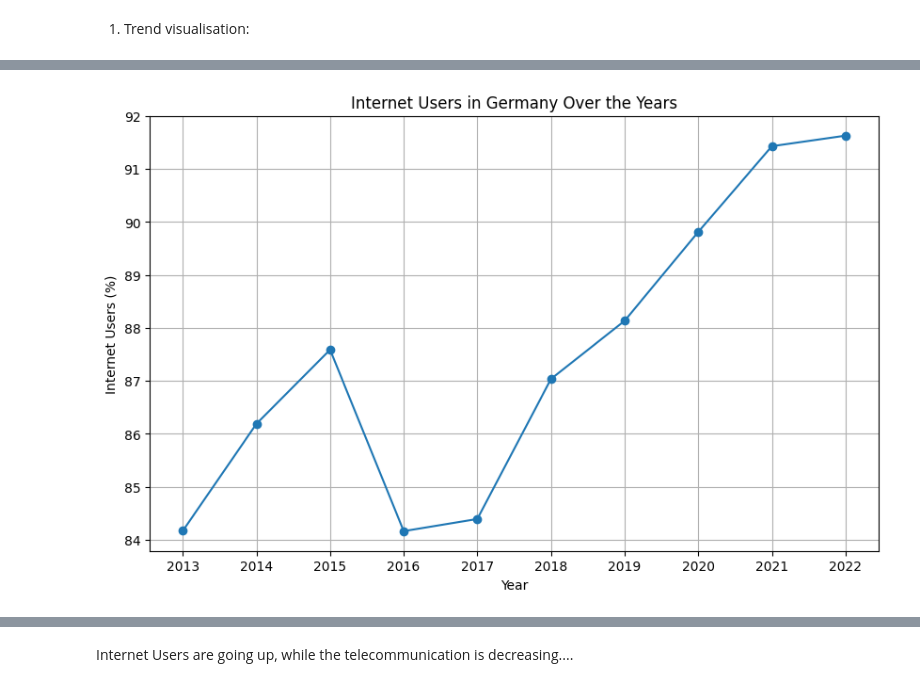
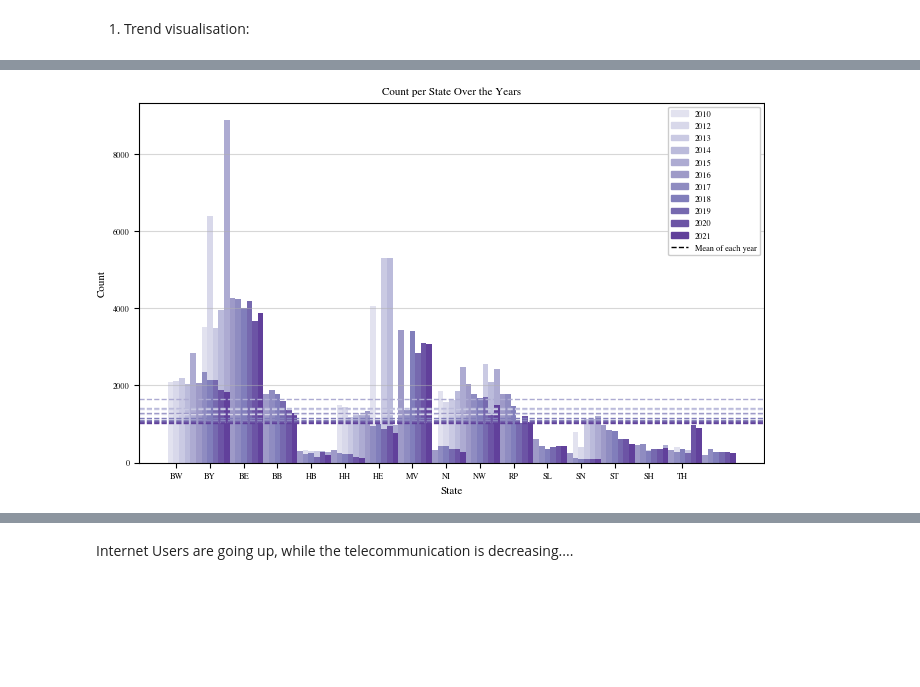
Before and after one commit to JakobUnterholzner/DataLiteracy, a Jupyter notebook: exp/exp_JU_02_RelateSurveillanceToUsers.ipynb, the cells around one changed output, grey strips where cells are left out. Cells and saved outputs as stored; diff of their text form; code cells hidden in the pictures; blank space fills up the shorter version.

```diff
--- a/exp/exp_JU_02_RelateSurveillanceToUsers.ipynb
+++ b/exp/exp_JU_02_RelateSurveillanceToUsers.ipynb
@@ -73,16 +50,56 @@ german_internet_users
-# %%
-import matplotlib.pyplot as plt
-
-# Transpose the dataframe to have years as rows
-german_internet_users_transposed = german_internet_users.set_index('Country Name').T
-
-# Plot the data
-plt.figure(figsize=(10, 6))
-plt.plot(german_internet_users_transposed.index, german_internet_users_transposed['Germany'], marker='o')
-plt.title('Internet Users in Germany Over the Years')
-plt.xlabel('Year')
-plt.ylabel('Internet Users (%)')
-plt.grid(True)
-plt.show()
-# %% [output]
-[figure, removed]
+# %%
+import matplotlib.pyplot as plt
+import matplotlib.cm as cm
+import numpy as np
+from tueplots import bundles
+from matplotlib.patches import Patch
+from matplotlib.lines import Line2D
+
+plt.rcParams.update(bundles.icml2022(column="full", nrows=1, ncols=1, usetex=False))
+
+# Transpose the DataFrame so that the columns become rows and vice versa
+data_yearly_transposed = data_yearly.transpose()
+data_yearly_transposed.drop(['mean'], axis=0, inplace=True)
+
+# Create a list of x coordinates for the bars
+x = range(len(data_yearly_transposed.index))
+
+# Create a color map
+# Create a color map
+colors = cm.Purples(np.linspace(0.2, 0.8, len(data_yearly_transposed.columns)))
+fig, ax = plt.subplots(1,1)
+
+# Create a list to store the patches for the legend
+legend_patches = []
+
+# Create a bar plot for each column
+for i, (year, color) in enumerate(zip(data_yearly_transposed.columns, colors)):
+    ax.bar([xi*1.2 + i*0.2 for xi in x], data_yearly_transposed[year], width=0.2, label=year.year, color=color)
+
+    # Calculate the mean for the year
+    mean = data_yearly_transposed[year].mean()
+
+    # Draw a horizontal line at the mean value
+    ax.axhline(mean, color=color, linestyle='dashed', linewidth=1)
+
+    # Create a patch for the legend
+    legend_patches.append(Patch(color=color, label=year.year))
+
+# Add a line to the legend for the mean
+legend_patches.append(Line2D([0], [0], color='black', lw=1, linestyle='--', label='Mean of each year'))
+
+# Set the labels of the x-axis, y-axis and title
+ax.set_xlabel('State')
+ax.set_ylabel('Count')
+ax.set_title('Count per State Over the Years')
+
+# Set the x-ticks to be the states and rotate them
+plt.xticks([xi*1.2 + 0.2 for xi in x], data_yearly_transposed.index, rotation=0)
+ax.grid(which="major", axis="y", alpha=0.5)
+
+# Display the legend
+ax.legend(handles=legend_patches, loc="upper right", framealpha=1, facecolor="white")
+
+plt.show()
+# %% [output]
+[figure, added]
```
Also changed, not shown: parts of 17 cells of this notebook.
